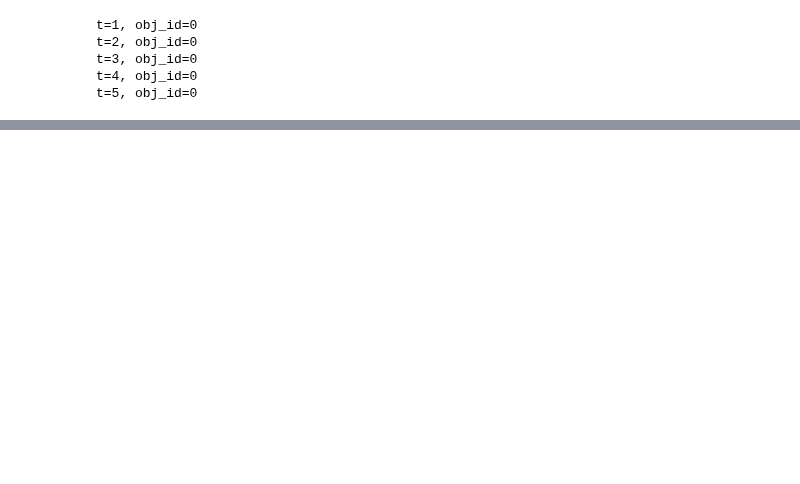
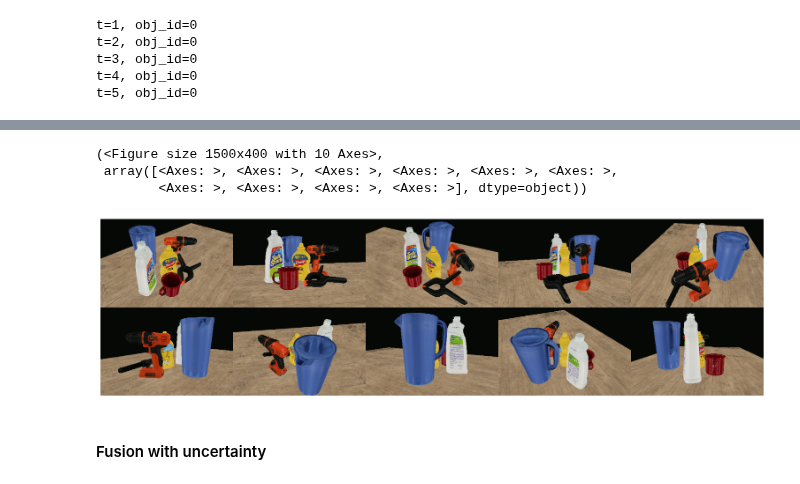
Before and after one commit to 10Electra/MSc-Project, a Jupyter notebook: notebooks/vertex_density_tests.ipynb, the cells around one changed output, grey strips where cells are left out. Saved outputs shown, nothing was run; the diff lists cells and outputs as text; code cells hidden in the pictures; blank space fills up the shorter version.

Commit message:
Try full scene uncertainty testing

```diff
--- a/notebooks/vertex_density_tests.ipynb
+++ b/notebooks/vertex_density_tests.ipynb
@@ -226,0 +235,33 @@ t=5, obj_id=0
+# %%
+names = (
+    ('mustard-bottle', 'mustard-bottle.obj'),
+    ('table', 'table.obj'),
+    ('power-drill', 'power-drill.obj'),
+    ('bleach', 'bleach.obj'),
+    ('pitcher', 'pitcher.obj'),
+    ('mug', 'mug.obj'),
+    ('extra-large-clamp', 'extra-large-clamp-leaning.obj'),
+)
+
+gt_meshes = dict()
+for foldername,filename in names:
+    print(f'Getting the {foldername}')
+
+    gt_mesh = o3d.io.read_triangle_mesh(f"../data/posed-meshes/{foldername}/{filename}", enable_post_processing=True)
+
+    bake_uv_to_vertex_colours(gt_mesh)
+    gt_mesh.compute_vertex_normals()
+
+    gt_meshes[foldername] = gt_mesh
+
+gt_mesh_list = list(gt_meshes.values())
+
+centres = []
+for gt_meshname, gt_mesh in gt_meshes.items():
+    if gt_meshname == 'table':
+        continue
+    centres.append(gt_mesh.get_center())
+
+centres = np.vstack(centres)
+
+obj_centre = centres.mean(axis=0)
@@ -226,0 +340,10 @@ t=5, obj_id=0
+# %%
+all_rgb = [np.flip(d['rgb'], axis=[0,1]) for d in depth_images]
+plot_images(all_rgb,max_cols=5)
+# %% [output]
+(<Figure size 1500x400 with 10 Axes>,
+ array([<Axes: >, <Axes: >, <Axes: >, <Axes: >, <Axes: >, <Axes: >,
+        <Axes: >, <Axes: >, <Axes: >, <Axes: >], dtype=object))
+[figure, added]
+# %% [markdown]
+#### Fusion with uncertainty
```
Also changed, not shown: parts of 9 cells of this notebook, 3 other files.
